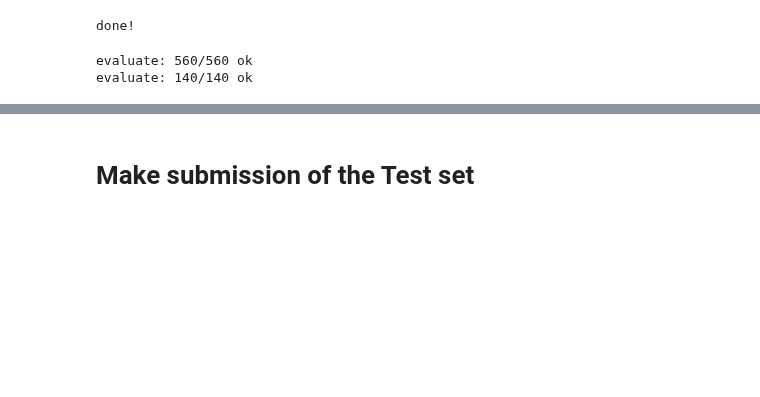
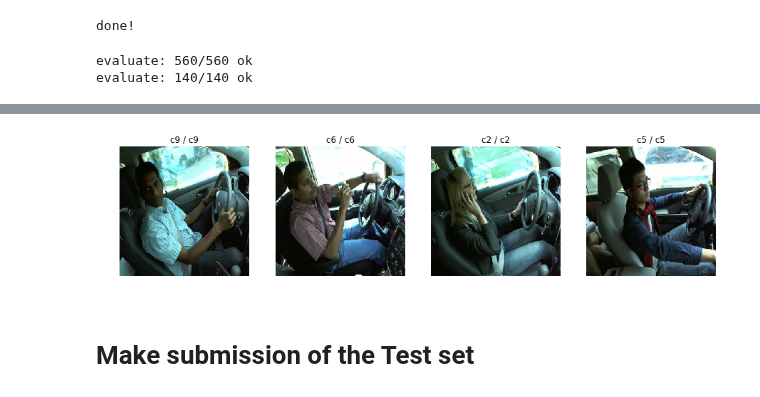
Before and after one commit to RenatoBMLR/state-farm-distracted-driver-detection, a Jupyter notebook: Distracted_Driver_Detection.ipynb, the cells around one changed output, grey strips where cells are left out. Cells and saved outputs as stored; diff of their text form; code cells hidden in the pictures; blank space fills up the shorter version.

```diff
--- a/Distracted_Driver_Detection.ipynb
+++ b/Distracted_Driver_Detection.ipynb
@@ -218,4 +124,4 @@ features_saving(path2features,sav_feats)
 # %% [markdown]
 # Loading features
 # %%
-model_name='ResNet'
+model_name
@@ -240,13 +148,6 @@ load_feat['train'][0].shape,load_feat['train'][1].shape
 # %%
-if load_features:
-    conv_dset ={
-    'train': TensorDataset(load_feat['train'][0], load_feat['train'][1]),
-    'valid': TensorDataset(load_feat['valid'][0], load_feat['valid'][1]),
-    'test': TensorDataset(load_feat['test'][0], load_feat['test'][1])
-    }
-else:
-    conv_dset ={
-    'train': TensorDataset(convOutput_train['train'][0], convOutput_train['train'][1]),
-    'valid': TensorDataset(convOutput_valid['valid'][0], convOutput_valid['valid'][1]),
-    'test': TensorDataset(convOutput_test['test'][0], convOutput_test['test'][1])
-    }
+conv_dset ={
+'train': TensorDataset(load_feat['train'][0], load_feat['train'][1]),
+'valid': TensorDataset(load_feat['valid'][0], load_feat['valid'][1]),
+'test': TensorDataset(load_feat['test'][0], load_feat['test'][1])
+}
@@ -261,11 +168,11 @@ dset_convnet_sizes
 # %%
-path2saveModel = '/mnt/home/r120084/project/models/distractdriver'
-#path2saveModel = '/mnt/home/e209440/models/ResNetDistractDriver'
+#path2saveModel = '/mnt/home/r120084/project/models/distractdriver'
+path2saveModel = '/mnt/home/e209440/models/'+model_name+'DistractDriver'
 
 savebest = ptt.ModelCheckpoint(path2saveModel,reset=True, verbose=1)
 # %%
 loss_fn = nn.CrossEntropyLoss()
-num_epochs = 50
+num_epochs = 2
 
 optimizer =  optim.Adam(model.mrnd.parameters(), lr=1e-3)
 scheduler = StepLR(optimizer, step_size=5, gamma=0.75)
@@ -367,0 +247,4 @@ Valid:  4467 / 4484
+# %%
+visualize_predictions(dsets['valid'], result_valid, correct_pred = True)
+# %% [output]
+[figure, added]
```
Also changed, not shown: parts of 43 cells of this notebook.
